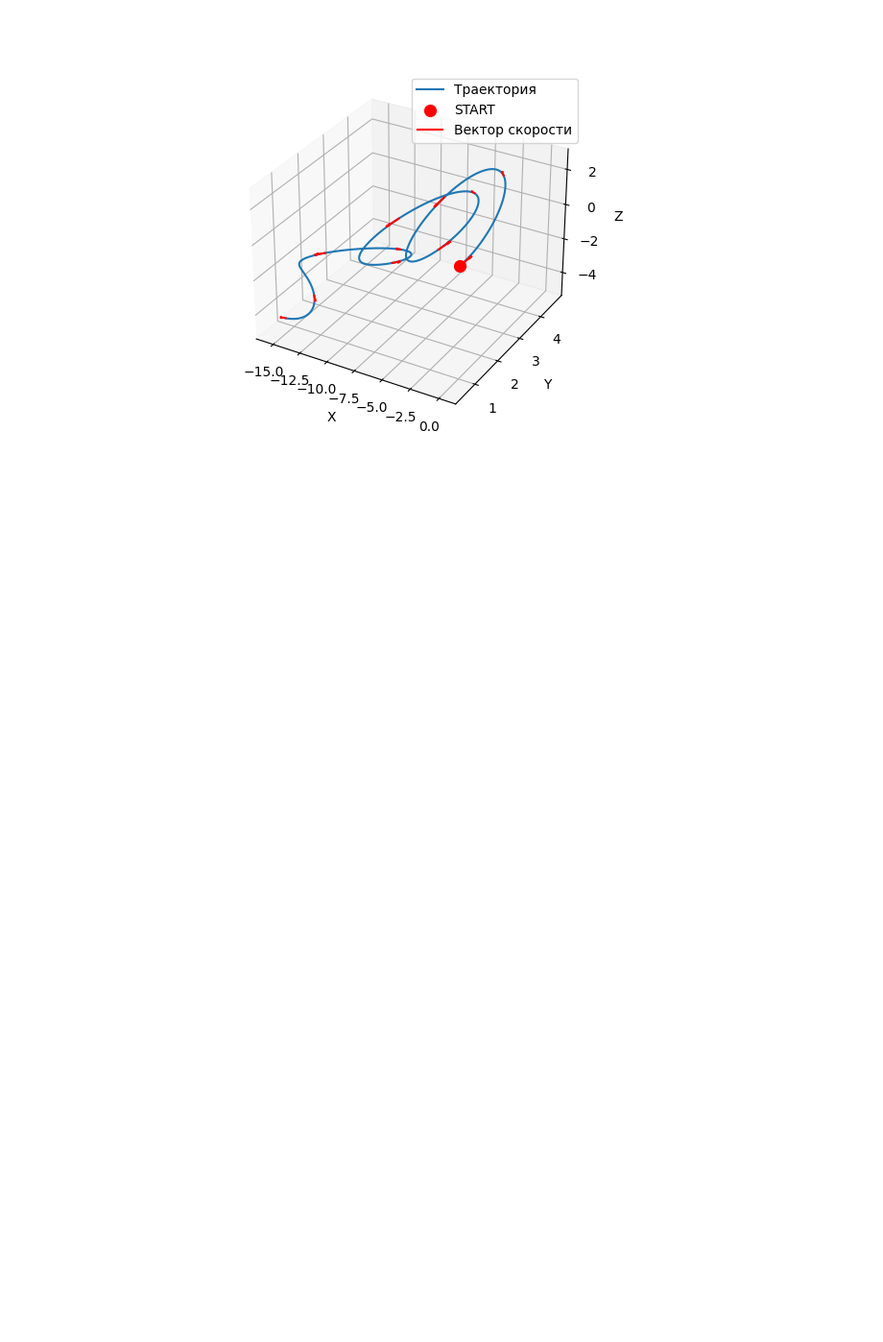
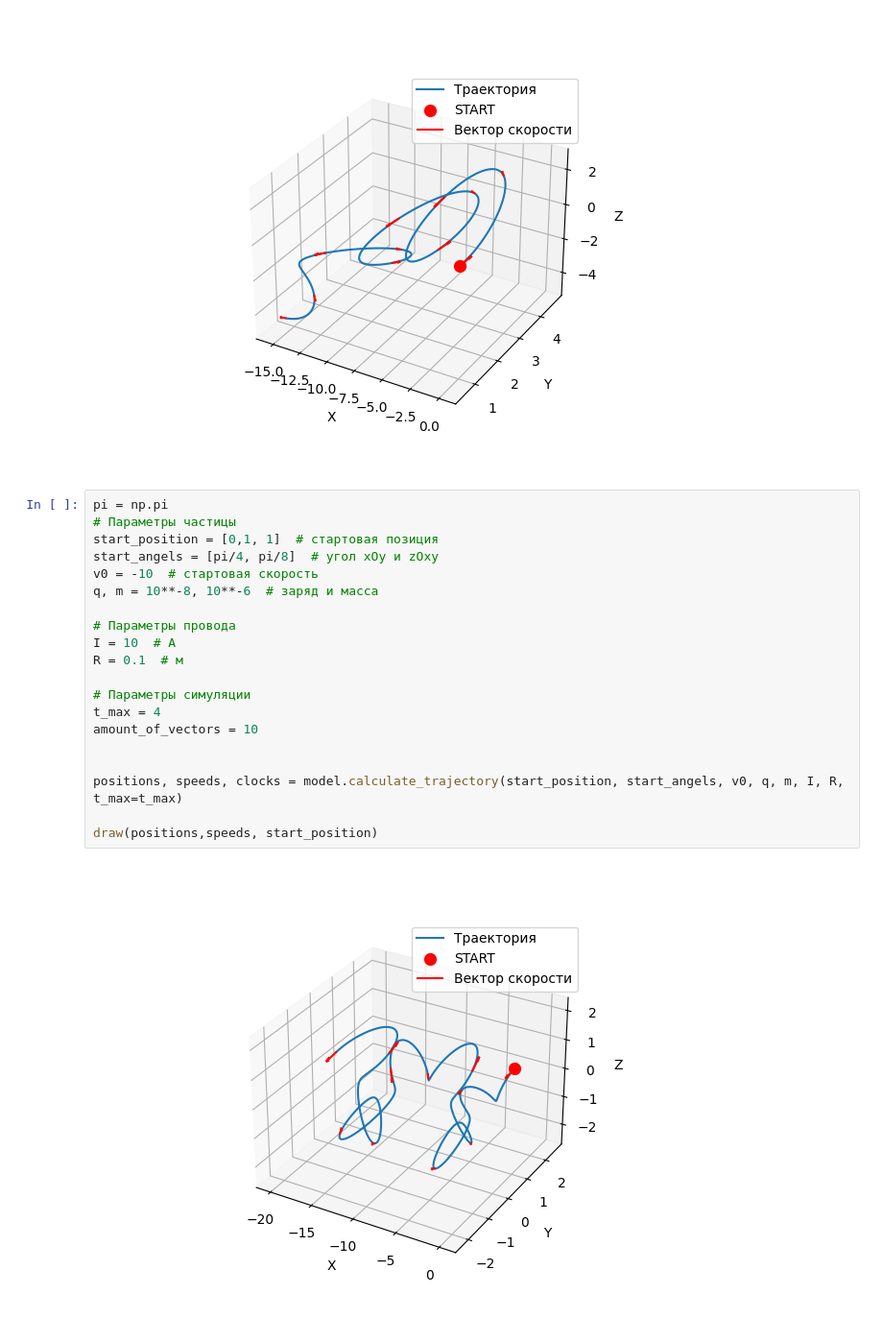
Before and after one commit to lalayants/PhysicsITMO_Electrostatics, a Jupyter notebook: Project2.1/project copy.ipynb, the cells around one changed output. Shown at 96% size. Drawn from its saved outputs; the diff is of its cells as text; blank space fills up the shorter version.

```diff
--- a/Project2.1/project copy.ipynb
+++ b/Project2.1/project copy.ipynb
@@ -124,3 +124,25 @@ positions, speeds, clocks = model.calculate_trajectory(start_position, start_ang
 draw(positions,speeds, start_position)
 # %% [output]
 [figure]
+# %%
+pi = np.pi
+# Параметры частицы
+start_position = [0,1, 1]  # стартовая позиция
+start_angels = [pi/4, pi/8]  # угол xOy и zOxy
+v0 = -10  # стартовая скорость
+q, m = 10**-8, 10**-6  # заряд и масса
+
+# Параметры провода
+I = 10  # A
+R = 0.1  # м
+
+# Параметры симуляции
+t_max = 4
+amount_of_vectors = 10
+
+
+positions, speeds, clocks = model.calculate_trajectory(start_position, start_angels, v0, q, m, I, R, t_max=t_max)
+
+draw(positions,speeds, start_position)
+# %% [output]
+[figure, added]
```
